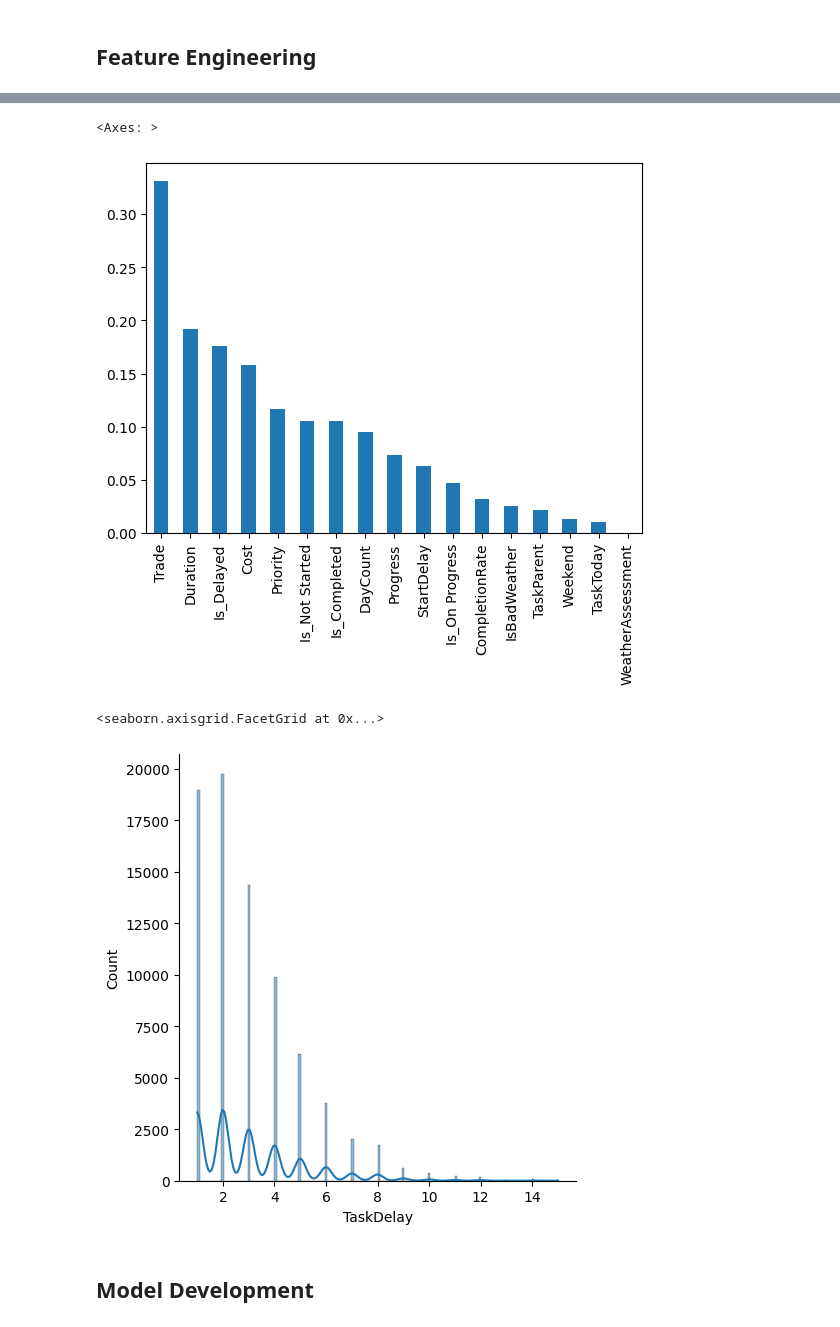
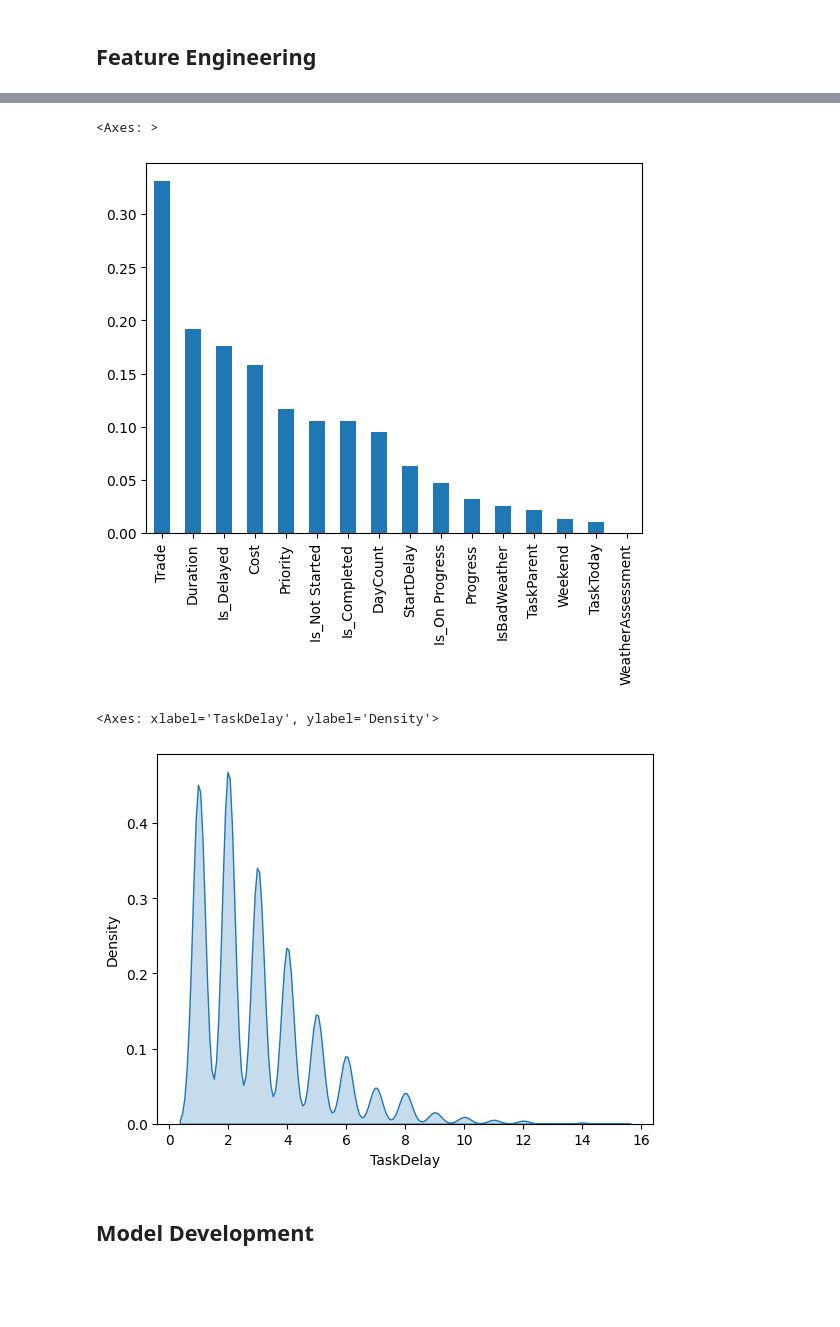
Before and after one commit to radicu/method, a Jupyter notebook: task_model.ipynb, the cells around one changed output, grey strips where cells are left out. Saved outputs shown, nothing was run; the diff lists cells and outputs as text; code cells hidden in the pictures; blank space fills up the shorter version.

Commit message:
better task model

```diff
--- a/task_model.ipynb
+++ b/task_model.ipynb
@@ -75,7 +75,7 @@ plt.show()
 ## Feature Engineering
 # %%
 # Task completion rate in percentage (progress/duration)
-tasks['CompletionRate'] = tasks['Progress']/tasks['Duration']*100
+tasks['Progress'] = tasks['Progress']/tasks['Duration']*100
 
 tasks['Weekend'] = tasks['Date'].apply(lambda x: isWeekend(x)).astype(int)
 
@@ -125,12 +125,12 @@ sns.heatmap(tasks_df.corr(), vmin=-1, vmax=1, annot=True, fmt=".2f",cmap='coolwa
 tasks_df.corr()['TaskDelay'].abs().sort_values(ascending=False).iloc[1:].plot(kind='bar')
 # %% [output]
 <Axes: >
-[figure, old version]
+[figure, new version]
 # %%
-sns.displot(tasks_df['TaskDelay'], kde=True)
+sns.kdeplot(tasks_df['TaskDelay'], fill=True)
 # %% [output]
-<seaborn.axisgrid.FacetGrid at 0x...>
+<Axes: xlabel='TaskDelay', ylabel='Density'>
-[figure, old version]
+[figure, new version]
 # %% [markdown]
 ## Model Development
 # %%
```
Also changed, not shown: parts of 10 cells of this notebook, 3 other files.
